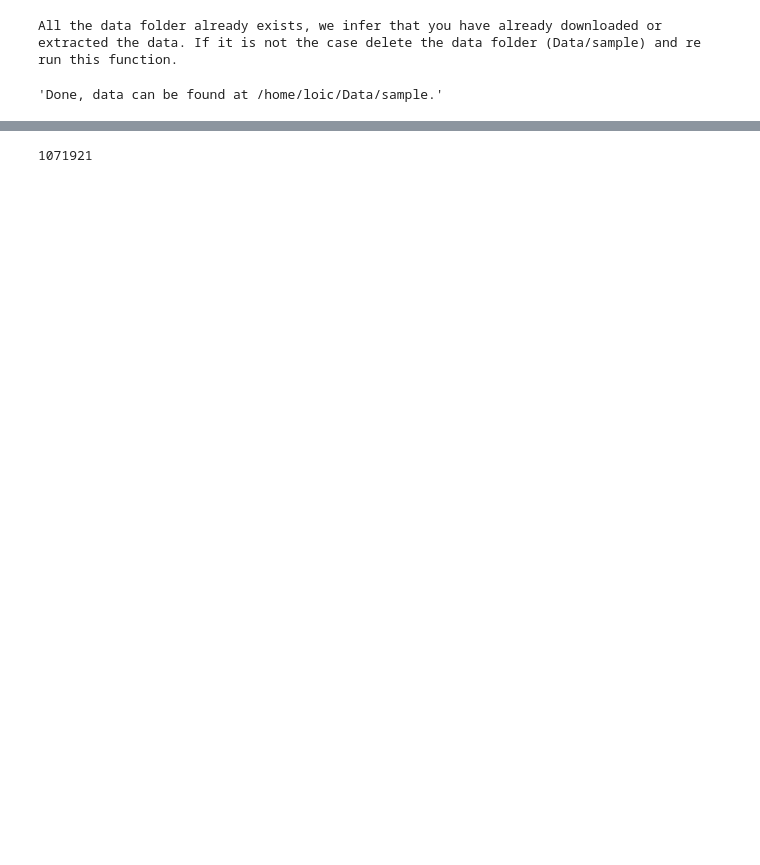
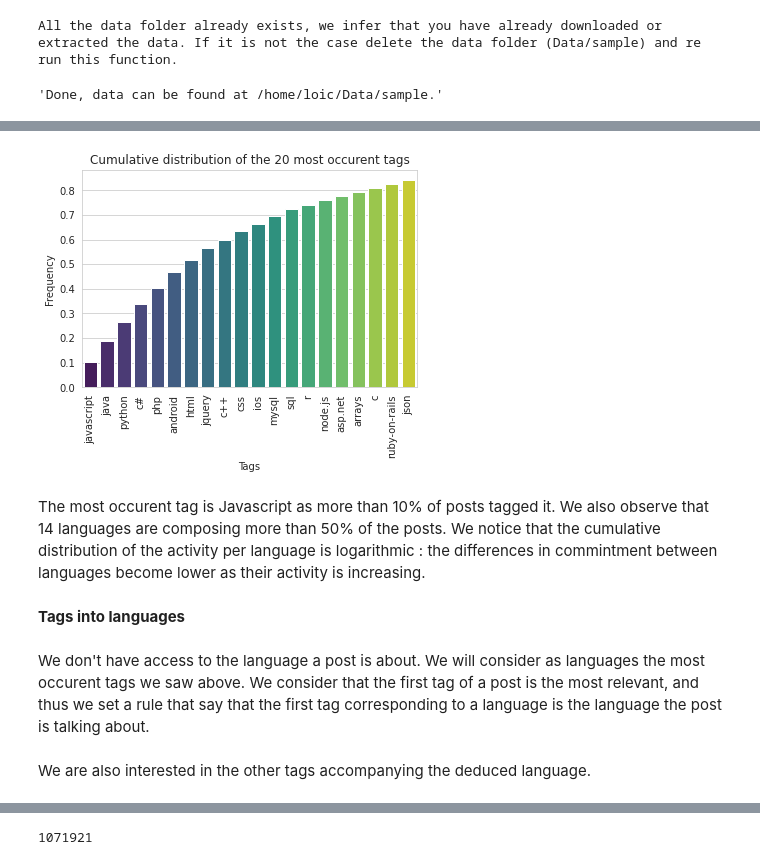
Before and after one commit to loicbausor/big_data_project, a Jupyter notebook: Notebooks/Some first insights.ipynb, the cells around one changed output, grey strips where cells are left out. Cells and saved outputs as stored; diff of their text form; code cells hidden in the pictures; blank space fills up the shorter version.

```diff
--- a/Notebooks/Some first insights.ipynb
+++ b/Notebooks/Some first insights.ipynb
@@ -225,0 +190,27 @@ cleaned_post = cleaned_post.withColumn('language_deduced', data_transfo.udf_dete
+# %%
+options = {
+    "title" : "Cumulative distribution of the {} most occurent tags".format(top),
+    "xlabel": "Tags",
+    "ylabel": "Frequency"
+}
+
+tmp2 = tags.sort_values(by ="count",ascending = False).head(top)
+tmp2["count"] = tmp2["count"] / count_posts
+tmp2['cum'] = tmp2['count'].cumsum()
+
+
+fig, ax = plt.subplots(1);
+sns.set_style('whitegrid');
+
+sns.barplot(data = tmp2, x='tags', y ='cum',ax=ax, palette = 'viridis')
+ax.set(**options);
+plt.xticks(rotation=90);
+# %% [output]
+[figure, added]
+# %% [markdown]
+The most occurent tag is Javascript as more than 10% of posts tagged it.
+We also observe that 14 languages are composing more than 50% of the posts. We notice that the cumulative distribution of the activity per language is logarithmic : the differences in commintment between languages become lower as their activity is increasing.
+# %% [markdown]
+**Tags into languages**
+# %% [markdown]
+We don't have access to the language a post is about. We will consider as languages the most occurent tags we saw above. We consider that the first tag of a post is the most relevant, and thus we set a rule that say that the first tag corresponding to a language is the language the post is talking about.
@@ -235,6 +232,8 @@ languages = (
     .count()
     .toPandas()
 )
+# %% [markdown]
+We are also interested in the other tags accompanying the deduced language.
 # %%
 top = 6
 lang_to_plot = deduced_languages.iloc[:top]
```
Also changed, not shown: parts of 75 cells of this notebook.
